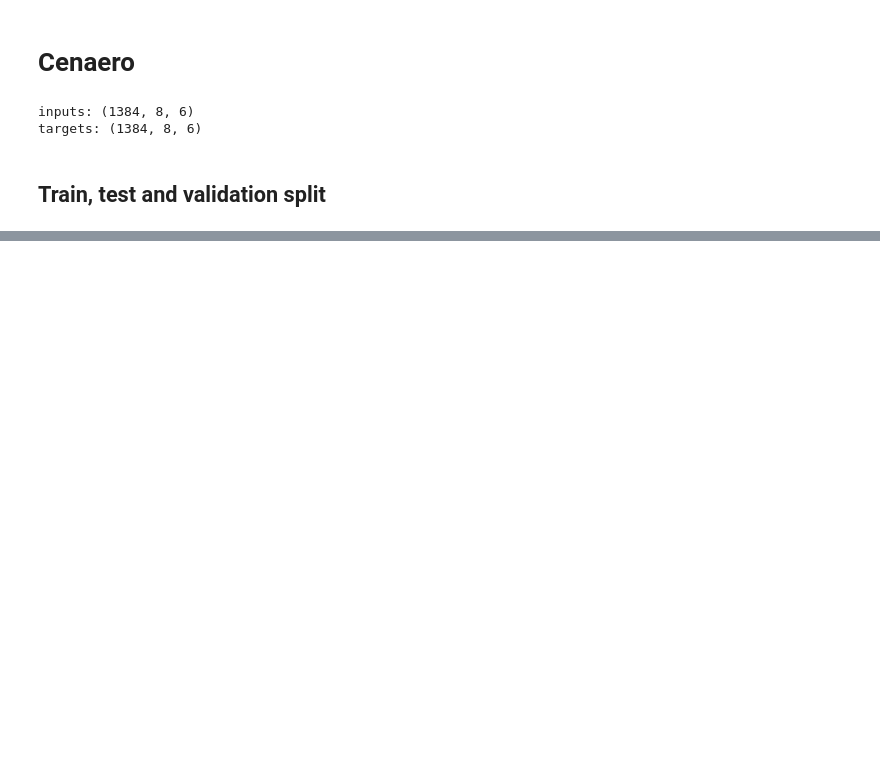
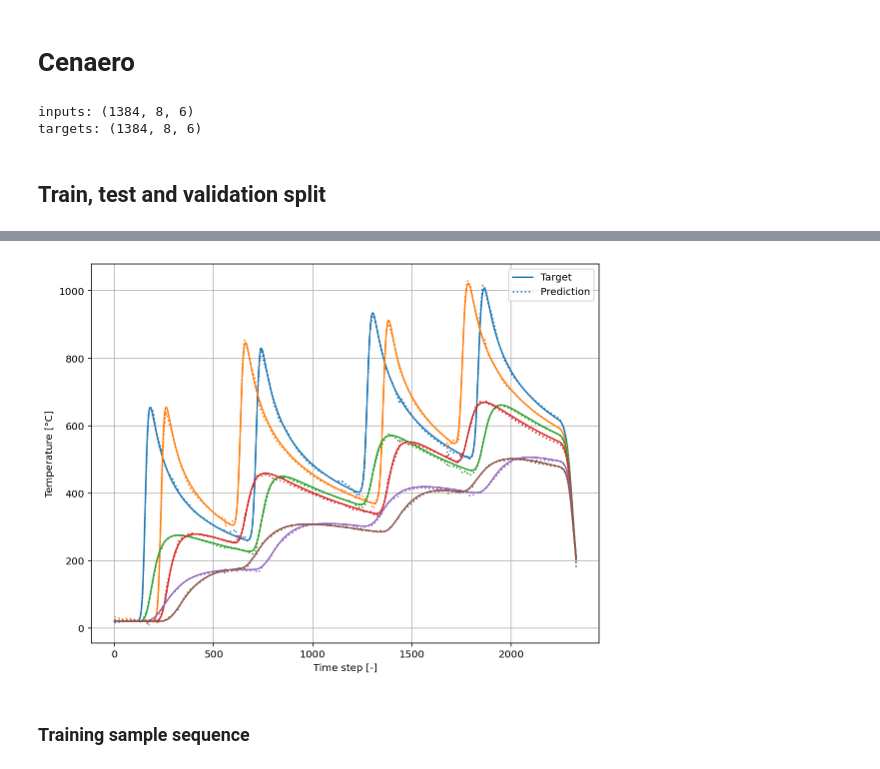
Before and after one commit to CarolineSainvitu/cenaero, a Jupyter notebook: gaspard/explore.ipynb, the cells around one changed output, grey strips where cells are left out. Cells and saved outputs as stored; diff of their text form; code cells hidden in the pictures; blank space fills up the shorter version.

```diff
--- a/gaspard/explore.ipynb
+++ b/gaspard/explore.ipynb
@@ -142,0 +304,26 @@ plt.show()
+# %%
+sample_valid_id = np.random.choice(valid_sequence_ids, size=(1,))
+sample_valid_inputs, sample_valid_targets = load_data(sample_valid_id, flatten_sequences=True)
+
+sample_valid_inputs = torch.from_numpy(sample_valid_inputs)
+
+with torch.no_grad():
+    sample_valid_preds = mlp(sample_valid_inputs)
+# %%
+fig, ax = plt.subplots(figsize=(8, 6))
+ax.grid()
+for i in range(6):
+    ax.plot(sample_valid_targets[:, i], color='C{}'.format(i), label='Target')
+    ax.plot(sample_valid_preds[:, i], color='C{}'.format(i), linestyle=':', label='Prediction')
+handles, labels = ax.get_legend_handles_labels()
+handles = handles[:2]
+labels = labels[:2]
+ax.legend(handles, labels)
+ax.set_xlabel('Time step [-]')
+ax.set_ylabel('Temperature [°C]')
+plt.tight_layout()
+plt.savefig('../outputs/{}-valid.pdf'.format(model_name))
+# %% [output]
+[figure, added]
+# %% [markdown]
+### Training sample sequence
```
Also changed, not shown: parts of 32 cells of this notebook.
